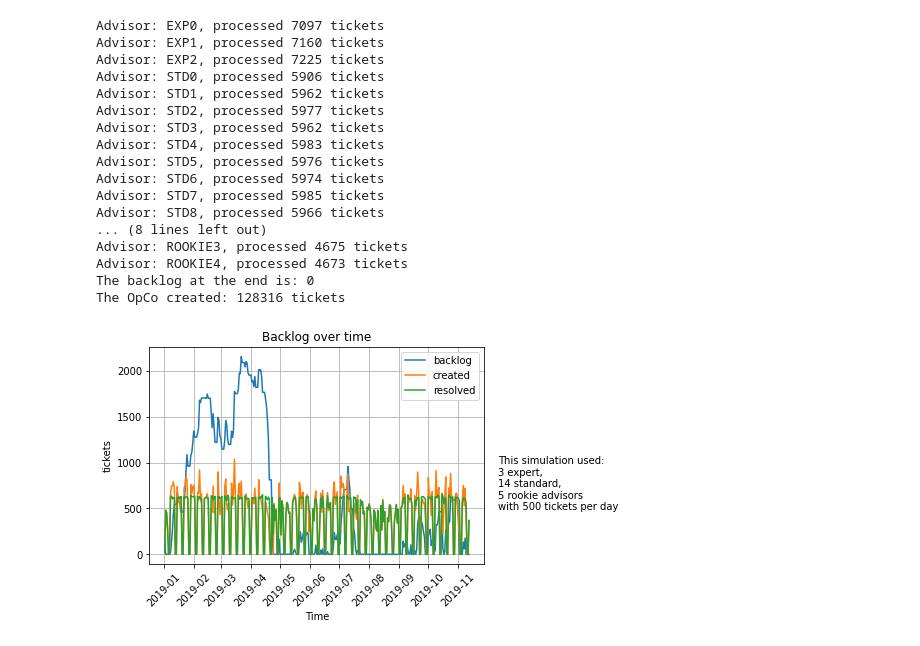
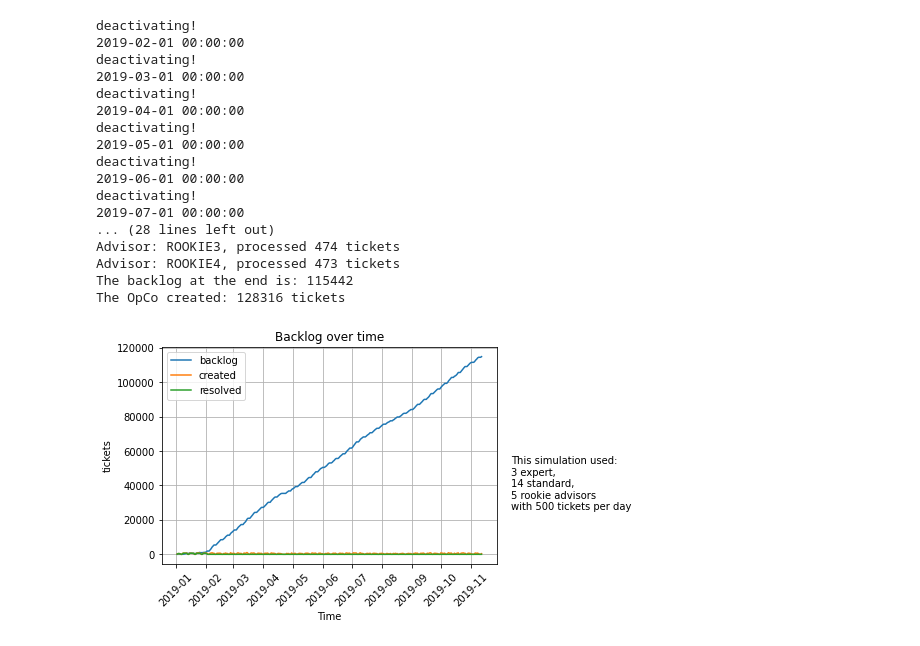
Before and after one commit to jloser/ticket_simulation, a Jupyter notebook: ticket_simulation.ipynb, the cells around one changed output. Cells and saved outputs as stored; diff of their text form; code cells hidden in the pictures.

```diff
--- a/ticket_simulation.ipynb
+++ b/ticket_simulation.ipynb
@@ -453,6 +474,8 @@ def main():
     advisors = create_advisors(env, ticket_system, clock, tracker)
     # setup some monitoring that returns the backlog state
     env.process(monitoring_process(env, ticket_system, tracker, MONITORING_TIME))
+    # start the process that cleans up the advisors every month
+    env.process(clean_advisors(clock, advisors))
     # start the simulation
     env.run(until=SIM_TIME)
     # print how many tickets each advisor processed
@@ -468,22 +491,22 @@ if __name__ == "__main__":
 
     main()
 # %% [output]
-Advisor: EXP0, processed 7097 tickets
-Advisor: EXP1, processed 7160 tickets
-Advisor: EXP2, processed 7225 tickets
-Advisor: STD0, processed 5906 tickets
-Advisor: STD1, processed 5962 tickets
-Advisor: STD2, processed 5977 tickets
-Advisor: STD3, processed 5962 tickets
-Advisor: STD4, processed 5983 tickets
-Advisor: STD5, processed 5976 tickets
-Advisor: STD6, processed 5974 tickets
-Advisor: STD7, processed 5985 tickets
-Advisor: STD8, processed 5966 tickets
-... (8 lines left out)
-Advisor: ROOKIE3, processed 4675 tickets
-Advisor: ROOKIE4, processed 4673 tickets
-The backlog at the end is: 0
+deactivating!
+2019-02-01 00:00:00
+deactivating!
+2019-03-01 00:00:00
+deactivating!
+2019-04-01 00:00:00
+deactivating!
+2019-05-01 00:00:00
+deactivating!
+2019-06-01 00:00:00
+deactivating!
+2019-07-01 00:00:00
+... (28 lines left out)
+Advisor: ROOKIE3, processed 474 tickets
+Advisor: ROOKIE4, processed 473 tickets
+The backlog at the end is: 115442
 The OpCo created: 128316 tickets
 # %%
 # import visualisation stuff
@@ -499,28 +522,28 @@ df['datetime'] = pd.to_timedelta(df['time2'], unit='h') + pd.Timestamp(START_DAT
 # %%
 # prepare the plot
 
-t = df.loc[:, 'datetime']
-b = df.loc[:, 'backlog']
-c = df.loc[:, 'created']
-r = df.loc[:, 'resolved']
+t = df.loc[:, "datetime"]
+b = df.loc[:, "backlog"]
+c = df.loc[:, "created"]
+r = df.loc[:, "resolved"]
 
 fig, ax = plt.subplots()
-line1, = ax.plot(t, b, label='backlog')
-line2, = ax.plot(t, c, label='created')
-line3, = ax.plot(t, r, label='resolved')
+(line1,) = ax.plot(t, b, label="backlog")
+(line2,) = ax.plot(t, c, label="created")
+(line3,) = ax.plot(t, r, label="resolved")
 
-advisors_exp = ADVISORS['EXP']['NUM']
-advisors_std =  ADVISORS['STD']['NUM']
-advisors_rookie = ADVISORS['ROOKIE']['NUM']
+advisors_exp = ADVISORS["EXP"]["NUM"]
+advisors_std = ADVISORS["STD"]["NUM"]
+advisors_rookie = ADVISORS["ROOKIE"]["NUM"]
 x_loc = t.max() + timedelta(days=30)
-y_loc = b.max()/2
-text = f'This simulation used: \n{advisors_exp} expert,\n{advisors_std} standard,\n{advisors_rookie} rookie advisors\nwith {TICKETS_PER_DAY} tickets per day'
+y_loc = b.max() / 2
+text = f"This simulation used: \n{advisors_exp} expert,\n{advisors_std} standard,\n{advisors_rookie} rookie advisors\nwith {TICKETS_PER_DAY} tickets per day"
 
-ax.set(xlabel='Time', ylabel='tickets', title='Backlog over time')
+ax.set(xlabel="Time", ylabel="tickets", title="Backlog over time")
 ax.grid()
 ax.legend()
-ax.text(x_loc, y_loc, text, horizontalalignment='left', verticalalignment='top')
-plt.xticks(rotation='45')
+ax.text(x_loc, y_loc, text, horizontalalignment="left", verticalalignment="top")
+plt.xticks(rotation="45")
 plt.show()
 # %% [output]
-[figure, old version]
+[figure, new version]
```
Also changed, not shown: parts of 1 cell of this notebook, 2 other files.
